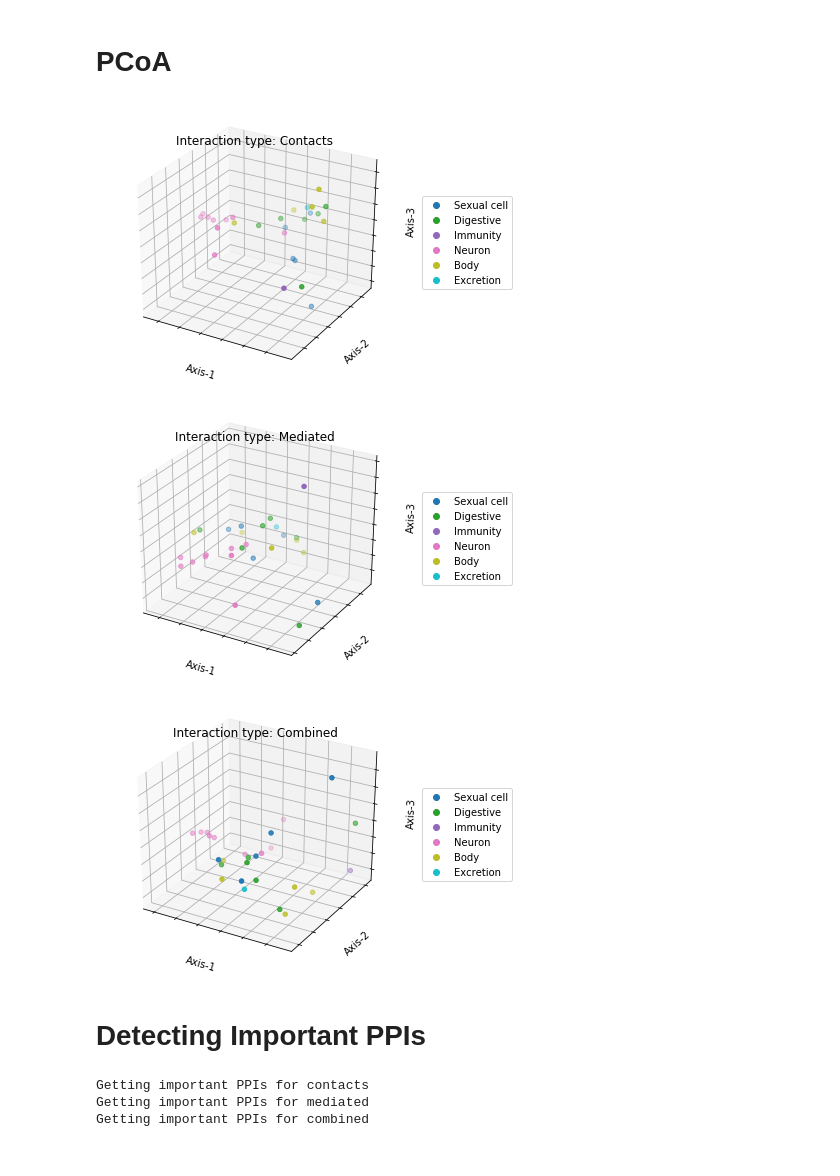
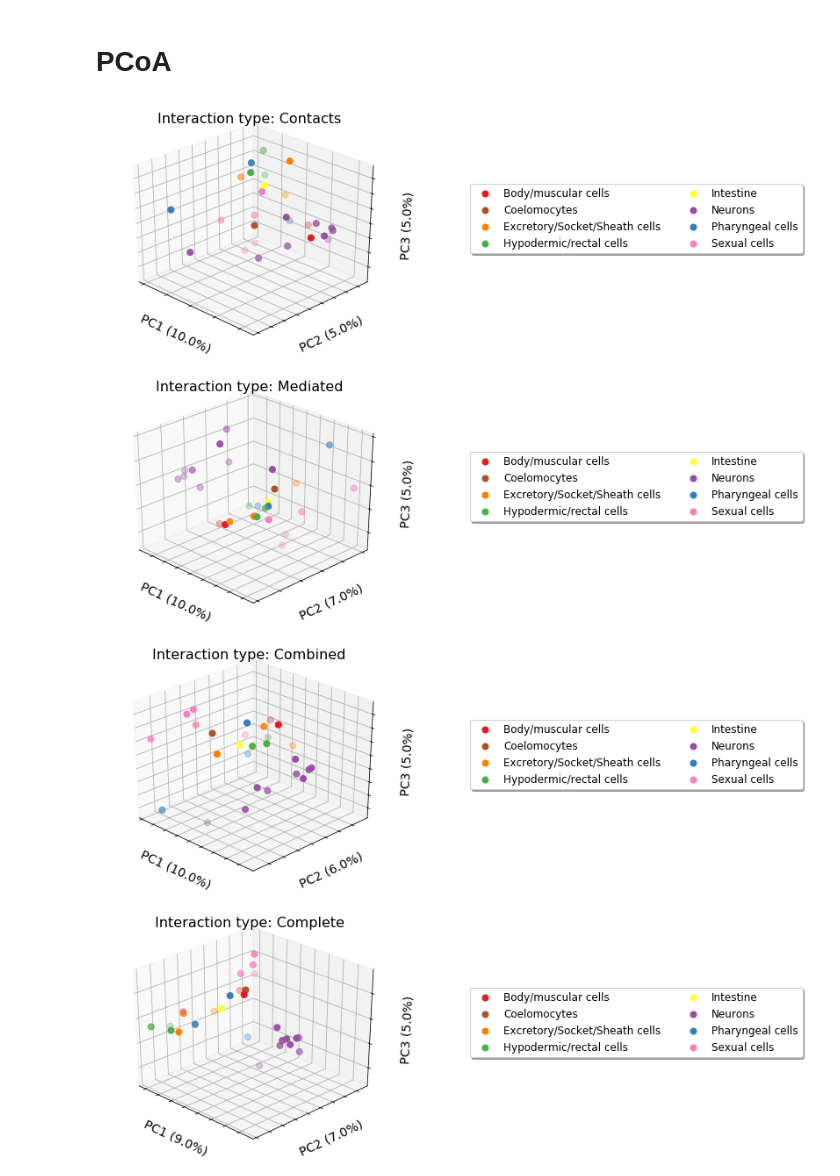
Before and after one commit to earmingol/cell2cell, a Jupyter notebook: notebooks/CElegans-CCI-binary-STRINGdb.ipynb, the cells around one changed output. Drawn from its saved outputs; the diff is of its cells as text; code cells hidden in the pictures.

```diff
--- a/notebooks/CElegans-CCI-binary-STRINGdb.ipynb
+++ b/notebooks/CElegans-CCI-binary-STRINGdb.ipynb
@@ -233,44 +249,2 @@ for interaction, distance_matrix in distance_cci.items():
 # %% [markdown]
 # PCoA
-# %%
-for interaction, distance_matrix in distance_cci.items():
-    # PCoA
-    ordination = skbio.stats.ordination.pcoa(distance_matrix)
-    biplot = ordination.plot(df=meta, column='type', cmap='tab10',
-                             axis_labels=('Axis-1','Axis-2','Axis-3'))
-    plt.title('Interaction type: ' + interaction.capitalize())
-
-    # Export data for using in Qiime2
-    distskbio = skbio.DistanceMatrix(distance_matrix, ids=distance_matrix.index)
-    distskbio.write(files['output_folder'] + '/{}-STRING_Distance_{}.txt'.format(analysis_setup['score_type'],
-                                                                                 interaction.capitalize()))
-    ordination.samples.index = distance_matrix.index
-    ordination.write(files['output_folder'] + '/{}-STRING_Ordination_{}.txt'.format(analysis_setup['score_type'],
-                                                                                    interaction.capitalize()))
-
-meta.to_csv(files['output_folder'] + "/metadata.tsv", sep="\t", index=False)
-# %% [output]
-[figure, removed]
-[figure, removed]
-[figure, removed]
-# %% [markdown]
-# Detecting Important PPIs
-# %%
-clusters=dict()
-for interaction in linkages.keys():
-    clusters[interaction] = c2c.clustering.get_clusters_from_linkage(distance_cci[interaction],
-                                                                     linkages[interaction],
-                                                                     6)
-# %%
-ppi_stats = dict()
-
-for interaction, cluster in clusters.items():
-    print('Getting important PPIs for {}'.format(interaction))
-    ppi_stats[interaction] = dict()
-    ppi_stats[interaction]['mean'], ppi_stats[interaction]['std'] = c2c.analysis.compute_avg_count_for_ppis(subsampling_space[interaction].subsampled_interactions,
-                                                                                                            cluster,
-                                                                                                            ppi_dict)
-# %% [output]
-Getting important PPIs for contacts
-Getting important PPIs for mediated
-Getting important PPIs for combined
@@ -279,0 +251,16 @@ c2c.io.export_variable_with_pickle(clusters, files['output_folder'] + '/binary-S
+# %%
+pcoa = dict()
+for interaction, distance_matrix in distance_cci.items():
+    pcoa[interaction] = c2c.utils.pcoa_biplot(distance_matrix,
+                                              meta,
+                                              sample_col='#SampleID',
+                                              group_col='Groups',
+                                              colors=lut,
+                                              title='Interaction type: ' + interaction.capitalize(),
+                                              filename='../outputs/CElegans-CCI-Bin-{}-PCoA.png'.format(interaction.capitalize())
+                                              )
+# %% [output]
+[figure, added]
+[figure, added]
+[figure, added]
+[figure, added]
```
Also changed, not shown: parts of 26 cells of this notebook.
